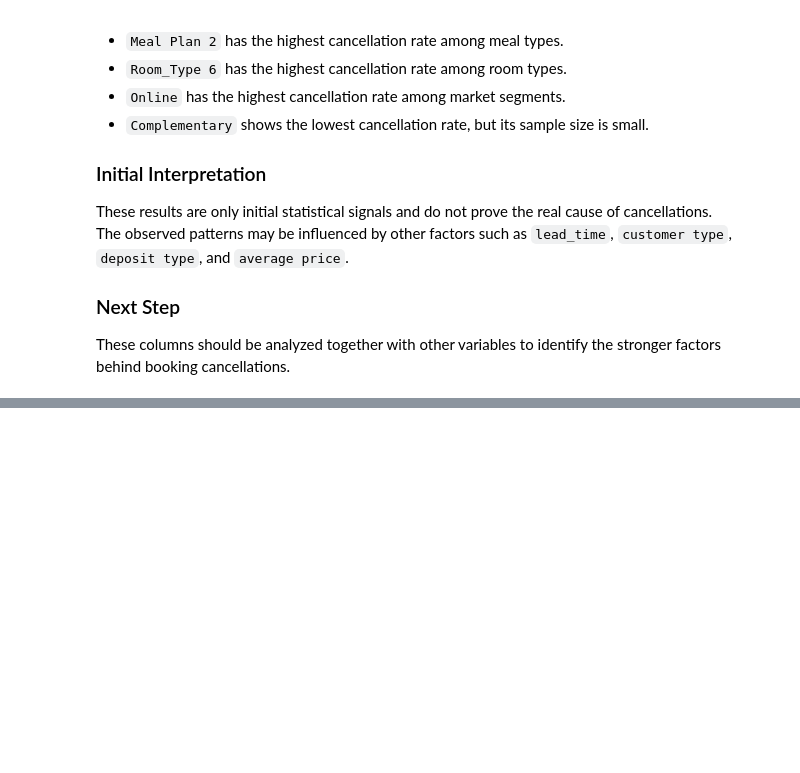
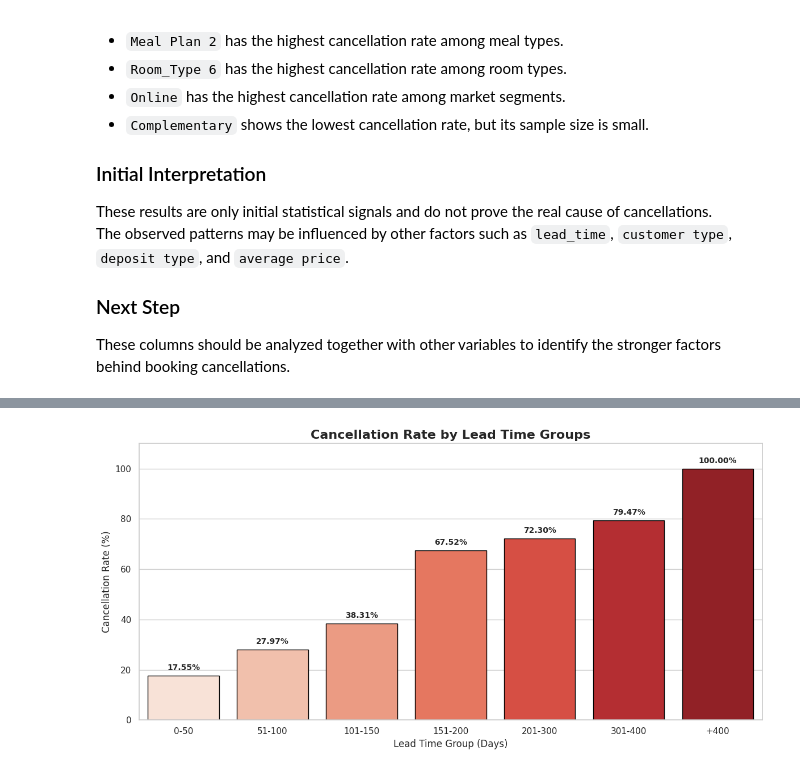
Before and after one commit to Ali13fffff/hotel-booking-cancellation-analysis, a Jupyter notebook: 🏨Hotel_booking_EDA.ipynb, the cells around one changed output, grey strips where cells are left out. Saved outputs shown, nothing was run; the diff lists cells and outputs as text; code cells hidden in the pictures; blank space fills up the shorter version.

```diff
--- a/🏨Hotel_booking_EDA.ipynb
+++ b/🏨Hotel_booking_EDA.ipynb
@@ -536,0 +565,76 @@ These columns should be analyzed together with other variables to identify the s
+# %%
+
+
+
+Analysis_Lead_time_group = (
+    df.groupby('lead_time_group', observed=False)
+      .agg(
+          total_bookings=('booking_status_number', 'count'),
+          total_canceled=('booking_status_number', 'sum'),
+          cancellation_rate=('booking_status_number', 'mean')
+      )
+      .assign(
+          cancellation_rate=lambda x: (
+              x['cancellation_rate'] * 100
+          ).round(2)
+      )
+      .reset_index()
+)
+
+display(
+    Analysis_Lead_time_group.style
+        .format({
+            'total_bookings': '{:,}',
+            'total_canceled': '{:,}',
+            'cancellation_rate': '{:.2f}%'
+        })
+        .background_gradient(
+            subset=['cancellation_rate'],
+            cmap='Reds'
+        )
+)
+
+sns.set_theme(style='whitegrid')
+
+plt.figure(figsize=(12, 6))
+
+ax = sns.barplot(
+    data=Analysis_Lead_time_group,
+    x='lead_time_group',
+    y='cancellation_rate',
+    hue='lead_time_group',
+    palette='Reds',
+    edgecolor='black',
+    legend=False
+)
+
+plt.title(
+    'Cancellation Rate by Lead Time Groups',
+    fontsize=16,
+    fontweight='bold'
+)
+
+plt.xlabel('Lead Time Group (Days)', fontsize=12)
+plt.ylabel('Cancellation Rate (%)', fontsize=12)
+
+for bar in ax.patches:
+    height = bar.get_height()
+
+    ax.annotate(
+        f'{height:.2f}%',
+        xy=(
+            bar.get_x() + bar.get_width() / 2,
+            height
+        ),
+        xytext=(0, 5),
+        textcoords='offset points',
+        ha='center',
+        va='bottom',
+        fontsize=10,
+        fontweight='bold'
+    )
+
+plt.ylim(0, 110)
+plt.tight_layout()
+plt.show()
+# %% [output]
@@ -536,0 +649 @@ These columns should be analyzed together with other variables to identify the s
+[figure, added]
```
Also changed, not shown: parts of 5 cells of this notebook.
